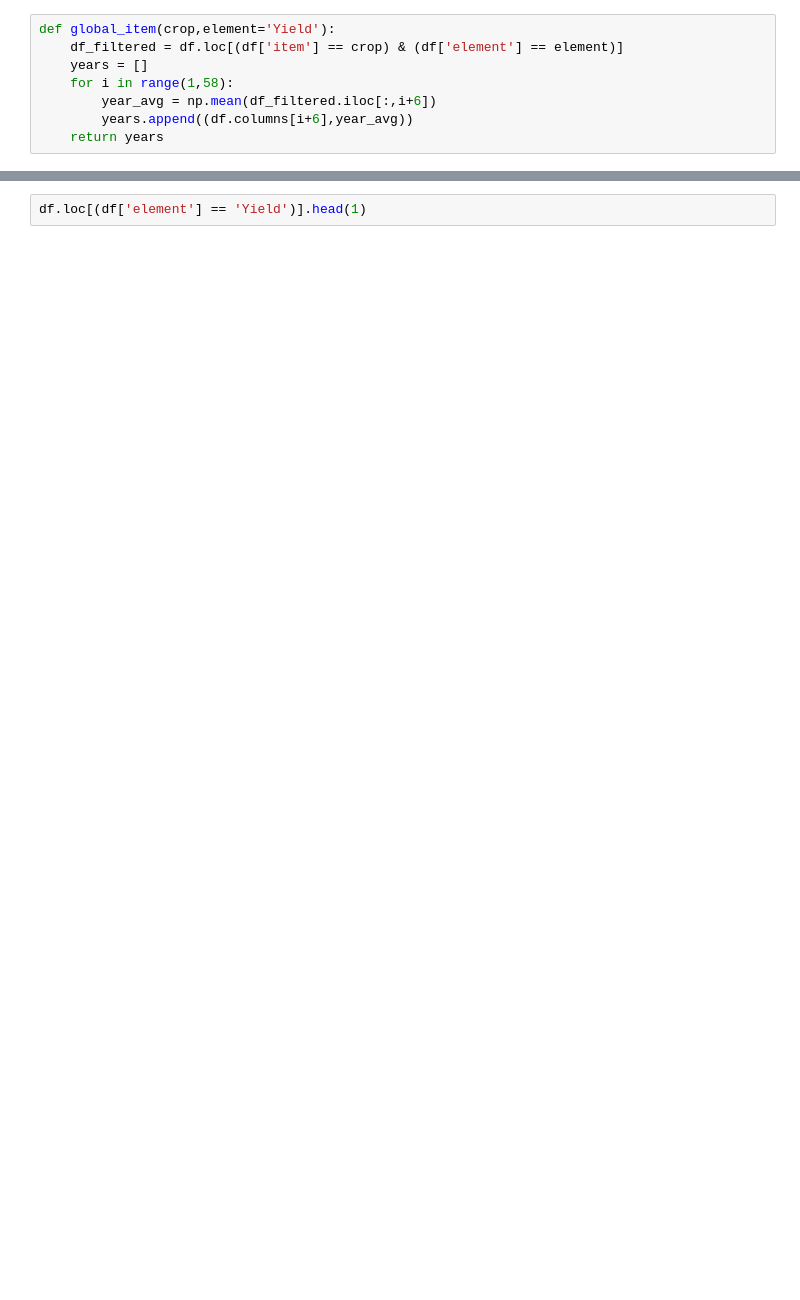
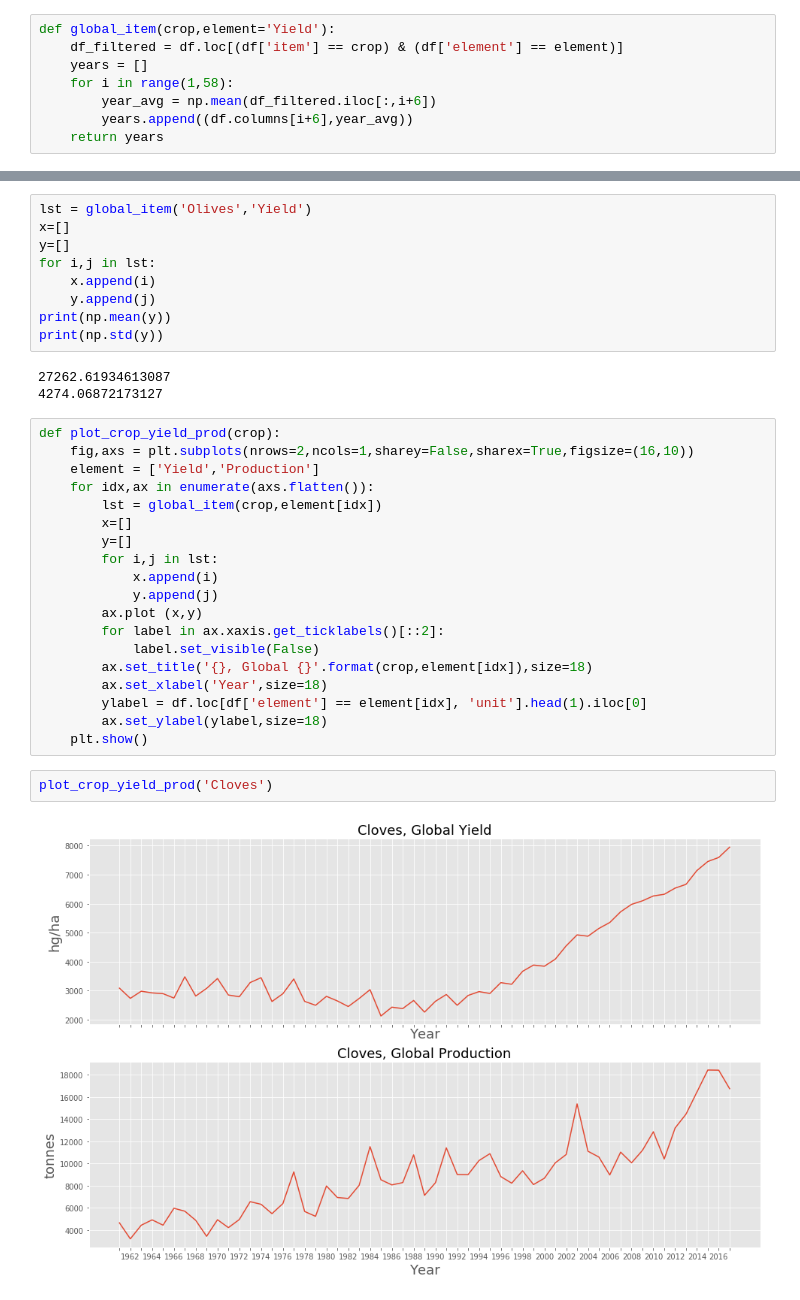
Before and after one commit to alyserecord/agricultural_yield, a Jupyter notebook: src/graphs_playground.ipynb, the cells around one changed output, grey strips where cells are left out. Cells and saved outputs as stored; diff of their text form; blank space fills up the shorter version.

```diff
--- a/src/graphs_playground.ipynb
+++ b/src/graphs_playground.ipynb
@@ -134,2 +103,35 @@ plot_crop('Blueberries','Yield')
-# %%
-df.loc[(df['element'] == 'Yield')].head(1)
+# %%
+lst = global_item('Olives','Yield')
+x=[]
+y=[]
+for i,j in lst:
+    x.append(i)
+    y.append(j)
+print(np.mean(y))
+print(np.std(y))
+# %% [output]
+27262.61934613087
+4274.06872173127
+# %%
+def plot_crop_yield_prod(crop):
+    fig,axs = plt.subplots(nrows=2,ncols=1,sharey=False,sharex=True,figsize=(16,10))
+    element = ['Yield','Production']
+    for idx,ax in enumerate(axs.flatten()):
+        lst = global_item(crop,element[idx])
+        x=[]
+        y=[]
+        for i,j in lst:
+            x.append(i)
+            y.append(j)
+        ax.plot (x,y)
+        for label in ax.xaxis.get_ticklabels()[::2]:
+            label.set_visible(False)
+        ax.set_title('{}, Global {}'.format(crop,element[idx]),size=18)
+        ax.set_xlabel('Year',size=18)
+        ylabel = df.loc[df['element'] == element[idx], 'unit'].head(1).iloc[0]
+        ax.set_ylabel(ylabel,size=18)
+    plt.show()
+# %%
+plot_crop_yield_prod('Cloves')
+# %% [output]
+[figure, added]
```
Also changed, not shown: parts of 9 cells of this notebook, 3 other files.
